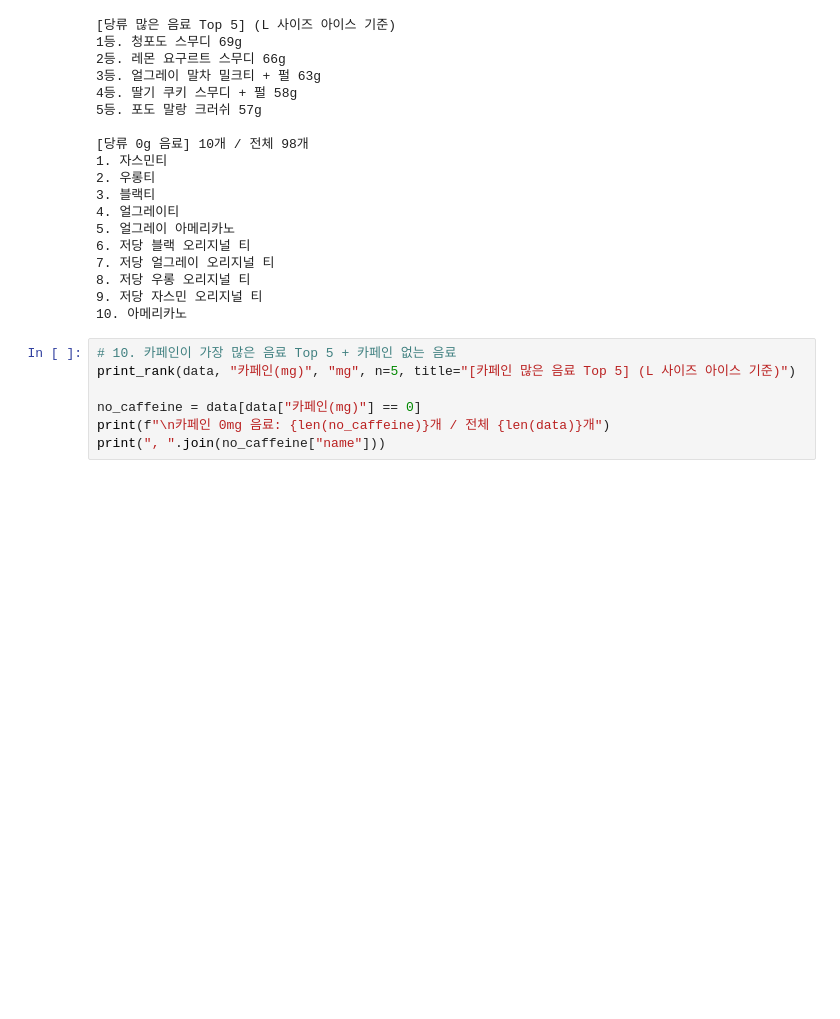
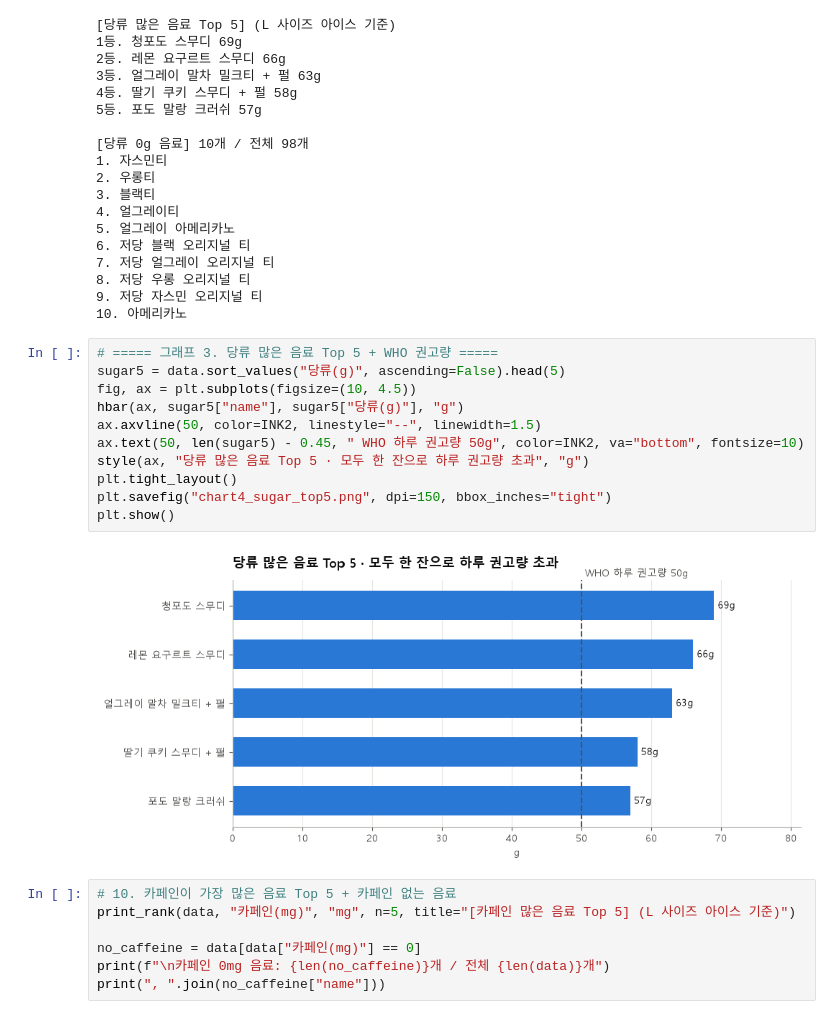
Before and after one commit to lyn6702/DI, a Jupyter notebook: modulabs/web/gongcha_EDA_report_final.ipynb, the cells around one changed output. Cells and saved outputs as stored; diff of their text form; blank space fills up the shorter version.

```diff
--- a/modulabs/web/gongcha_EDA_report_final.ipynb
+++ b/modulabs/web/gongcha_EDA_report_final.ipynb
@@ -241,6 +301,19 @@ for i, name in enumerate(no_sugar["name"], 1):
 8. 저당 우롱 오리지널 티
 9. 저당 자스민 오리지널 티
 10. 아메리카노
+# %%
+# ===== 그래프 3. 당류 많은 음료 Top 5 + WHO 권고량 =====
+sugar5 = data.sort_values("당류(g)", ascending=False).head(5)
+fig, ax = plt.subplots(figsize=(10, 4.5))
+hbar(ax, sugar5["name"], sugar5["당류(g)"], "g")
+ax.axvline(50, color=INK2, linestyle="--", linewidth=1.5)
+ax.text(50, len(sugar5) - 0.45, " WHO 하루 권고량 50g", color=INK2, va="bottom", fontsize=10)
+style(ax, "당류 많은 음료 Top 5 · 모두 한 잔으로 하루 권고량 초과", "g")
+plt.tight_layout()
+plt.savefig("chart4_sugar_top5.png", dpi=150, bbox_inches="tight")
+plt.show()
+# %% [output]
+[figure, added]
 # %%
 # 10. 카페인이 가장 많은 음료 Top 5 + 카페인 없는 음료
 print_rank(data, "카페인(mg)", "mg", n=5, title="[카페인 많은 음료 Top 5] (L 사이즈 아이스 기준)")
```
Also changed, not shown: parts of 7 cells of this notebook.
